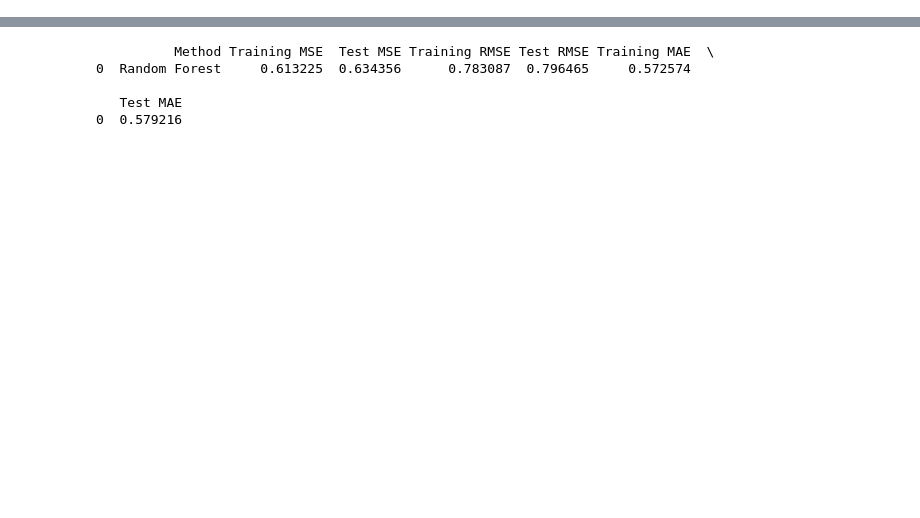
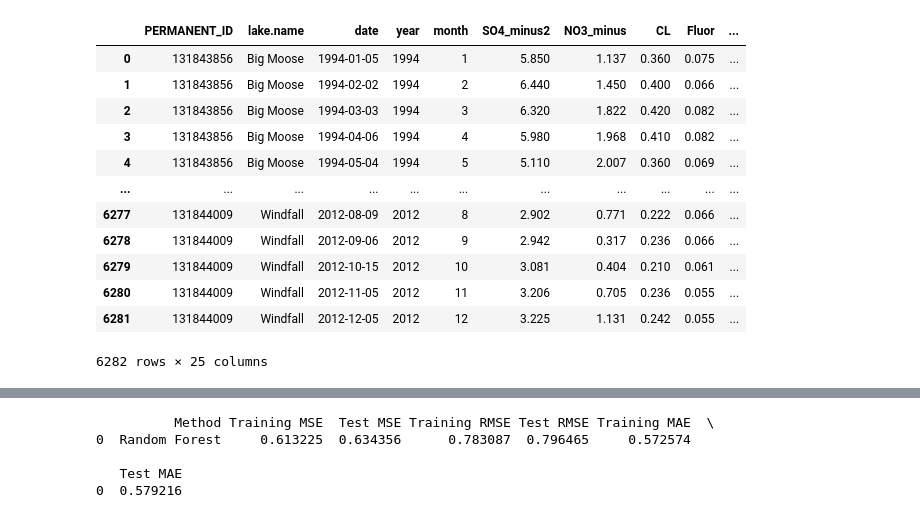
Before and after one commit to saradevi22/Eutrophication-ML-Model, a Jupyter notebook: Eutrophication_Nitrate_Model.ipynb, the cells around one changed output, grey strips where cells are left out. Cells and saved outputs as stored; diff of their text form; code cells hidden in the pictures; blank space fills up the shorter version.

```diff
--- a/Eutrophication_Nitrate_Model.ipynb
+++ b/Eutrophication_Nitrate_Model.ipynb
@@ -14,10 +21,29 @@ import os
 working_directory = os.getcwd()
 # %%
 # Import dataset
-df = pd.read_csv(working_directory + "/Datasets/waterchem.csv")
+df = pd.read_csv(working_directory + "/waterchem.csv")
 
 # Fill NaN values
 df = df.fillna(0)
+
+# Rename a couple of columns
+df = df.rename(columns={"Color.PtCo": "color_ptCo", "ANC.ueq.L": "ANC_ueq_L"})
+
+df
+# %% [output]
+|  | PERMANENT_ID | lake.name | date | year | month | SO4_minus2 | NO3_minus | CL | Fluor | ... |
+| 0 | 131843856 | Big Moose | 1994-01-05 | 1994 | 1 | 5.850 | 1.137 | 0.360 | 0.075 | ... |
+| 1 | 131843856 | Big Moose | 1994-02-02 | 1994 | 2 | 6.440 | 1.450 | 0.400 | 0.066 | ... |
+| 2 | 131843856 | Big Moose | 1994-03-03 | 1994 | 3 | 6.320 | 1.822 | 0.420 | 0.082 | ... |
+| 3 | 131843856 | Big Moose | 1994-04-06 | 1994 | 4 | 5.980 | 1.968 | 0.410 | 0.082 | ... |
+| 4 | 131843856 | Big Moose | 1994-05-04 | 1994 | 5 | 5.110 | 2.007 | 0.360 | 0.069 | ... |
+| ... | ... | ... | ... | ... | ... | ... | ... | ... | ... | ... |
+| 6277 | 131844009 | Windfall | 2012-08-09 | 2012 | 8 | 2.902 | 0.771 | 0.222 | 0.066 | ... |
+| 6278 | 131844009 | Windfall | 2012-09-06 | 2012 | 9 | 2.942 | 0.317 | 0.236 | 0.066 | ... |
+| 6279 | 131844009 | Windfall | 2012-10-15 | 2012 | 10 | 3.081 | 0.404 | 0.210 | 0.061 | ... |
+| 6280 | 131844009 | Windfall | 2012-11-05 | 2012 | 11 | 3.206 | 0.705 | 0.236 | 0.055 | ... |
+| 6281 | 131844009 | Windfall | 2012-12-05 | 2012 | 12 | 3.225 | 1.131 | 0.242 | 0.055 | ... |
+6282 rows × 25 columns
 # %%
 # Set features and target variable
 # "SO4_minus2","NO3_minus","CL","Fluor","ANC.ueq.L","DIC","DOC","SiO2","Calcium","Mg","Sodium","Potassium","NH4_plus","AL_TD.ug.L","AL_TM.ug.L","AL_OM.ug.L","AL_IM.ug.L","pH","Color.PtCo","conduct.uS.cm"
```
Also changed, not shown: parts of 5 cells of this notebook.
